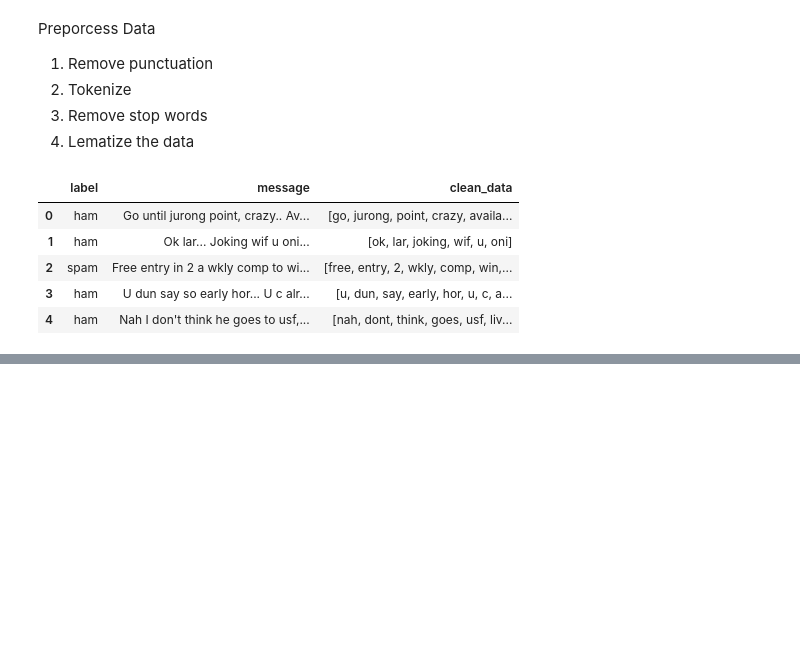
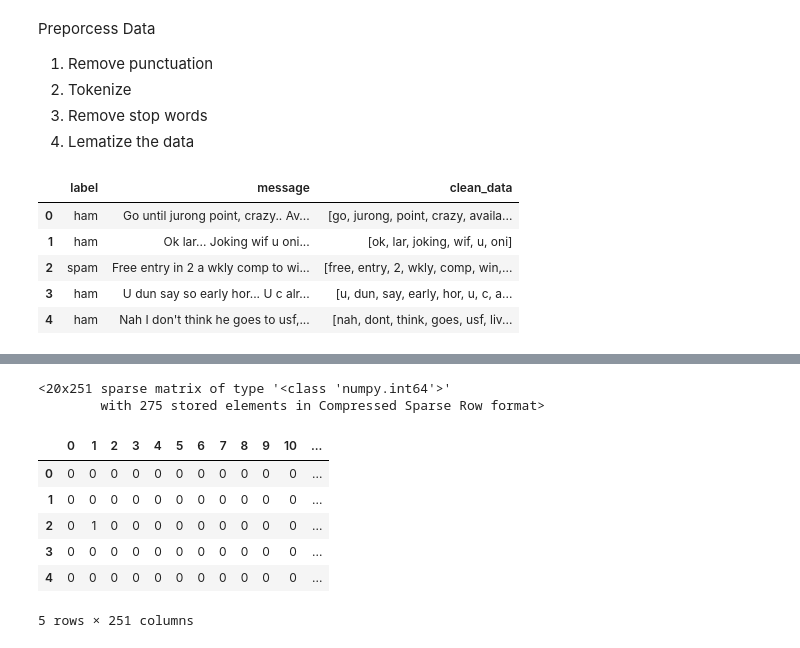
Before and after one commit to hrushikute/DataAnalytics, a Jupyter notebook: nltk_exploration.ipynb, the cells around one changed output, grey strips where cells are left out. Cells and saved outputs as stored; diff of their text form; code cells hidden in the pictures; blank space fills up the shorter version.

```diff
--- a/nltk_exploration.ipynb
+++ b/nltk_exploration.ipynb
@@ -297,0 +304,9 @@ df.head()
+# %%
+from sklearn.feature_extraction.text import CountVectorizer
+
+count_vect = CountVectorizer(analyzer=PreProcessin_data)
+
+x_count=count_vect.fit_transform(df['message'])
+
+print(x_count.shape)
+print(count_vect.get_feature_names())
@@ -297,0 +323,3 @@ df.head()
+# %%
+data_sample = df[0:20]
+data_sample
@@ -297,0 +344,17 @@ df.head()
+# %%
+x_count_sample = count_vect.fit_transform(data_sample['message'])
+x_count_sample
+# %% [output]
+<20x251 sparse matrix of type '<class 'numpy.int64'>'
+        with 275 stored elements in Compressed Sparse Row format>
+# %%
+x_count_df =pd.DataFrame(x_count_sample.toarray())
+x_count_df.head()
+# %% [output]
+|  | 0 | 1 | 2 | 3 | 4 | 5 | 6 | 7 | 8 | 9 | 10 | ... |
+| 0 | 0 | 0 | 0 | 0 | 0 | 0 | 0 | 0 | 0 | 0 | 0 | ... |
+| 1 | 0 | 0 | 0 | 0 | 0 | 0 | 0 | 0 | 0 | 0 | 0 | ... |
+| 2 | 0 | 1 | 0 | 0 | 0 | 0 | 0 | 0 | 0 | 0 | 0 | ... |
+| 3 | 0 | 0 | 0 | 0 | 0 | 0 | 0 | 0 | 0 | 0 | 0 | ... |
+| 4 | 0 | 0 | 0 | 0 | 0 | 0 | 0 | 0 | 0 | 0 | 0 | ... |
+5 rows × 251 columns
```
Also changed, not shown: parts of 21 cells of this notebook.
